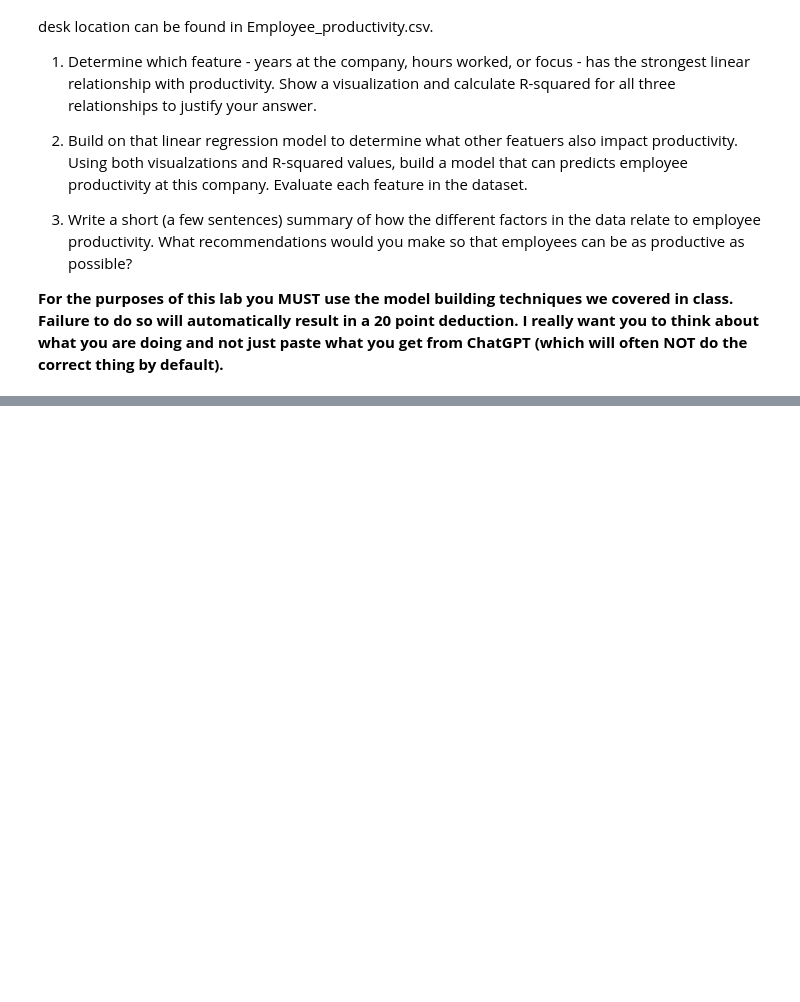
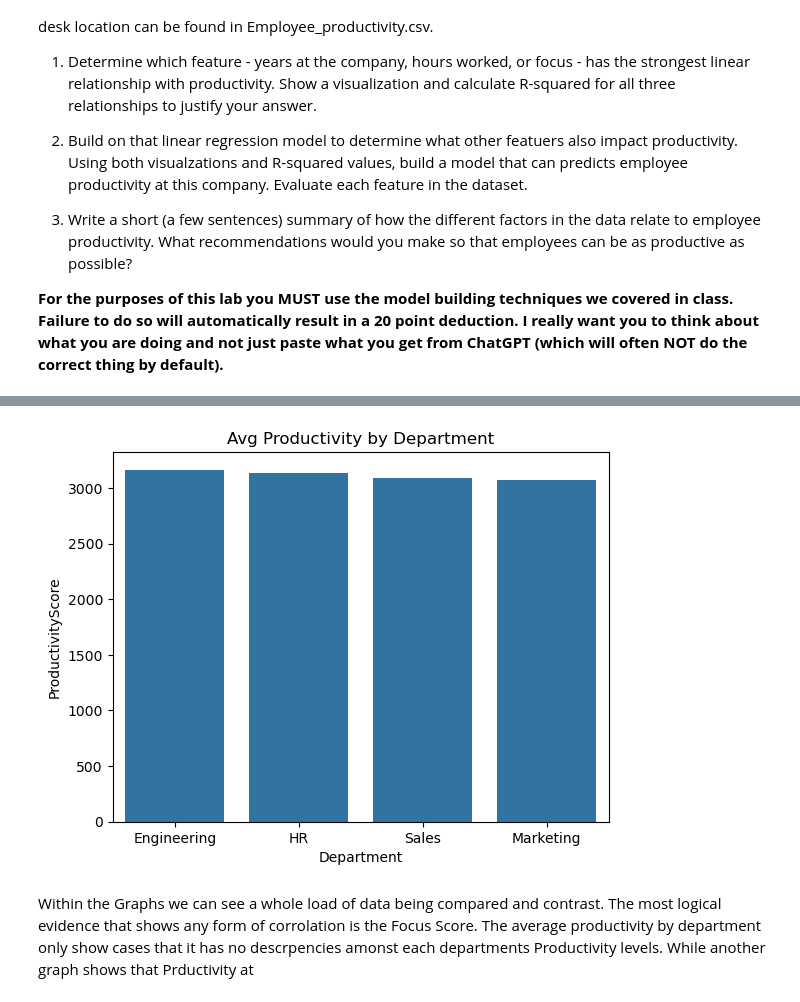
Before and after one commit to Mortal-Atlas/Data_Visualization_And_Modeling, a Jupyter notebook: Lab/3.3 Visualizing Relationships Between Quantitative Features Lab-Copy1.ipynb, the cells around one changed output, grey strips where cells are left out. Saved outputs shown, nothing was run; the diff lists cells and outputs as text; code cells hidden in the pictures; blank space fills up the shorter version.

```diff
--- a/Lab/3.3 Visualizing Relationships Between Quantitative Features Lab-Copy1.ipynb
+++ b/Lab/3.3 Visualizing Relationships Between Quantitative Features Lab-Copy1.ipynb
@@ -23,0 +106,9 @@ The consulting agency carefully collected data on a number of factors including
+# %%
+plt.figure()
+sns.barplot(data=df, x='Department', y='ProductivityScore', errorbar=None)
+plt.title('Avg Productivity by Department')
+plt.show()
+# %% [output]
+[figure, added]
+# %% [markdown]
+Within the Graphs we can see a whole load of data being compared and contrast. The most logical evidence that shows any form of corrolation is the Focus Score. The average productivity by department only show cases that it has no descrpencies amonst each departments Productivity levels. While another graph shows that Prductivity at
```
Also changed, not shown: parts of 7 cells of this notebook.
